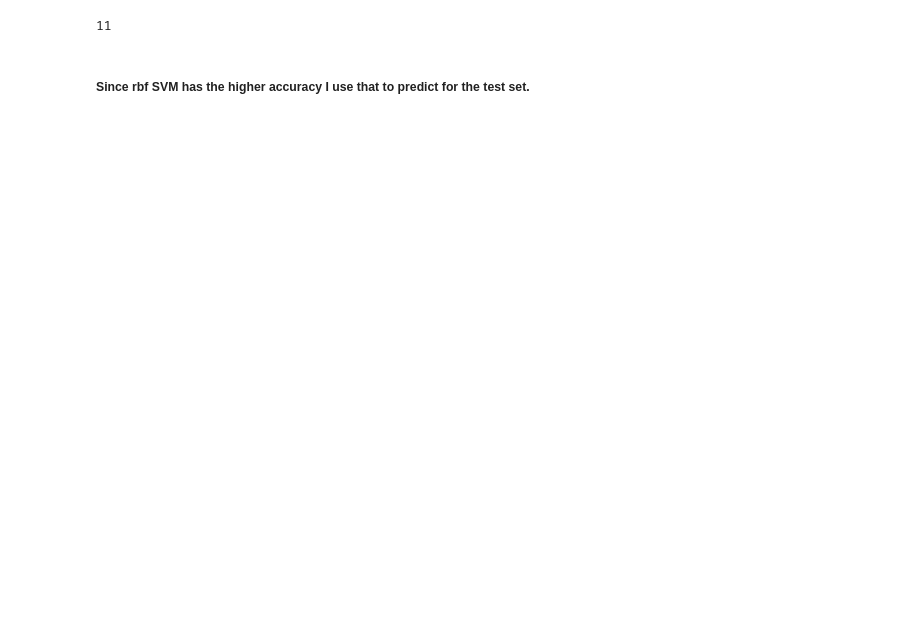
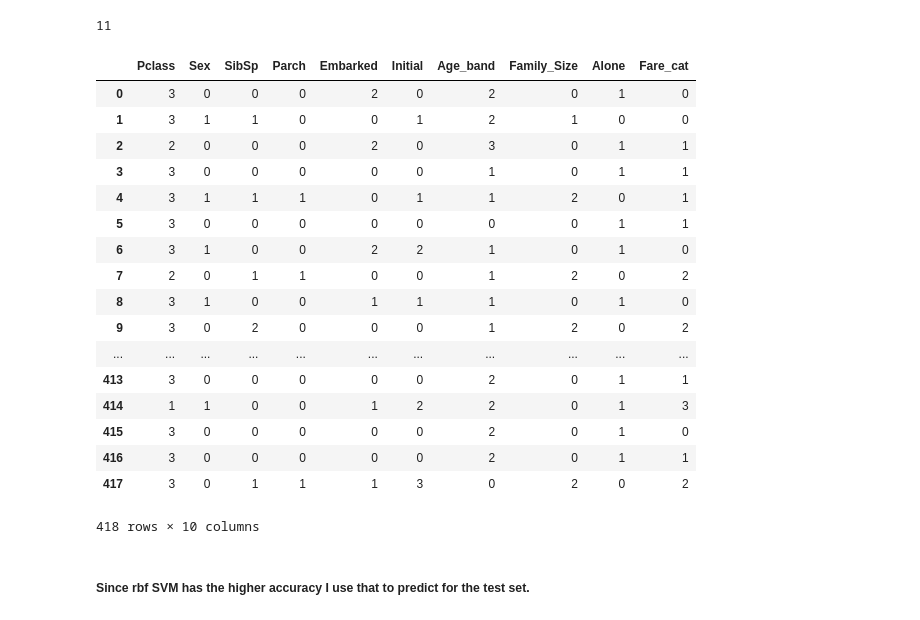
Before and after one commit to Andalibt/Data_Science_Portfolio, a Jupyter notebook: My_Titanic_Solution.ipynb, the cells around one changed output. Cells and saved outputs as stored; diff of their text form; code cells hidden in the pictures; blank space fills up the shorter version.

```diff
--- a/My_Titanic_Solution.ipynb
+++ b/My_Titanic_Solution.ipynb
@@ -743,5 +757,68 @@ num_lines = sum(1 for line in test_set)
 print num_lines
 # %% [output]
 11
+# %%
+
+test_set['Initial']=0
+for i in test_set:
+    test_set['Initial']=test_set.Name.str.extract('([A-Za-z]+)\.')
+test_set['Initial'].replace(['Mlle','Dona','Mme','Ms','Dr','Major','Lady','Countess','Jonkheer','Col','Rev','Capt','Sir','Don'],
+                             ['Miss','Miss','Mrs','Miss','Mr','Mr','Mrs','Mrs','Other','Other','Other','Mr','Mr','Mr']
+                             ,inplace=True)
+
+test_set.loc[(test_set.Age.isnull())&(test_set.Initial=='Mr'),'Age']=33
+test_set.loc[(test_set.Age.isnull())&(test_set.Initial=='Mrs'),'Age']=36
+test_set.loc[(test_set.Age.isnull())&(test_set.Initial=='Master'),'Age']=5
+test_set.loc[(test_set.Age.isnull())&(test_set.Initial=='Miss'),'Age']=22
+test_set.loc[(test_set.Age.isnull())&(test_set.Initial=='Other'),'Age']=46
+
+
+test_set['Age_band']=0
+test_set.loc[test_set['Age']<=16,'Age_band']=0
+test_set.loc[(test_set['Age']>16)&(test_set['Age']<=32),'Age_band']=1
+test_set.loc[(test_set['Age']>32)&(test_set['Age']<=48),'Age_band']=2
+test_set.loc[(test_set['Age']>48)&(test_set['Age']<=64),'Age_band']=3
+test_set.loc[test_set['Age']>64,'Age_band']=4
+
+
+test_set['Family_Size']=0
+test_set['Family_Size']=test_set['Parch'] + test_set['SibSp']#definition of the family size
+test_set['Alone']=0
+test_set.loc[test_set.Family_Size==0,'Alone']=1
+
+
+test_set['Fare_cat']=0
+test_set.loc[test_set['Fare']<=7.91,'Fare_cat']=0
+test_set.loc[(test_set['Fare']>7.91)&(test_set['Fare']<=14.454),'Fare_cat']=1
+test_set.loc[(test_set['Fare']>14.454)&(test_set['Fare']<=31),'Fare_cat']=2
+test_set.loc[(test_set['Fare']>31)&(test_set['Fare']<=513),'Fare_cat']=3
+
+
+test_set['Sex'].replace(['male','female'],[0,1],inplace=True)
+test_set['Embarked'].replace(['S','C','Q'],[0,1,2],inplace=True)
+test_set['Initial'].replace(['Mr','Mrs','Miss','Master','Other'],[0,1,2,3,4],inplace=True)
+
+IDs = test_set['PassengerId']
+test_set.drop(['Name','Age','Ticket','Fare','Cabin','PassengerId'],axis=1,inplace=True)
+test_set.head(500)
+# %% [output]
+|  | Pclass | Sex | SibSp | Parch | Embarked | Initial | Age_band | Family_Size | Alone | Fare_cat |
+| 0 | 3 | 0 | 0 | 0 | 2 | 0 | 2 | 0 | 1 | 0 |
+| 1 | 3 | 1 | 1 | 0 | 0 | 1 | 2 | 1 | 0 | 0 |
+| 2 | 2 | 0 | 0 | 0 | 2 | 0 | 3 | 0 | 1 | 1 |
+| 3 | 3 | 0 | 0 | 0 | 0 | 0 | 1 | 0 | 1 | 1 |
+| 4 | 3 | 1 | 1 | 1 | 0 | 1 | 1 | 2 | 0 | 1 |
+| 5 | 3 | 0 | 0 | 0 | 0 | 0 | 0 | 0 | 1 | 1 |
+| 6 | 3 | 1 | 0 | 0 | 2 | 2 | 1 | 0 | 1 | 0 |
+| 7 | 2 | 0 | 1 | 1 | 0 | 0 | 1 | 2 | 0 | 2 |
+| 8 | 3 | 1 | 0 | 0 | 1 | 1 | 1 | 0 | 1 | 0 |
+| 9 | 3 | 0 | 2 | 0 | 0 | 0 | 1 | 2 | 0 | 2 |
+| ... | ... | ... | ... | ... | ... | ... | ... | ... | ... | ... |
+| 413 | 3 | 0 | 0 | 0 | 0 | 0 | 2 | 0 | 1 | 1 |
+| 414 | 1 | 1 | 0 | 0 | 1 | 2 | 2 | 0 | 1 | 3 |
+| 415 | 3 | 0 | 0 | 0 | 0 | 0 | 2 | 0 | 1 | 0 |
+| 416 | 3 | 0 | 0 | 0 | 0 | 0 | 2 | 0 | 1 | 1 |
+| 417 | 3 | 0 | 1 | 1 | 1 | 3 | 0 | 2 | 0 | 2 |
+418 rows × 10 columns
 # %% [markdown]
 ##### Since rbf SVM has the higher accuracy I use that to predict for the test set.
```
Also changed, not shown: parts of 9 cells of this notebook.
